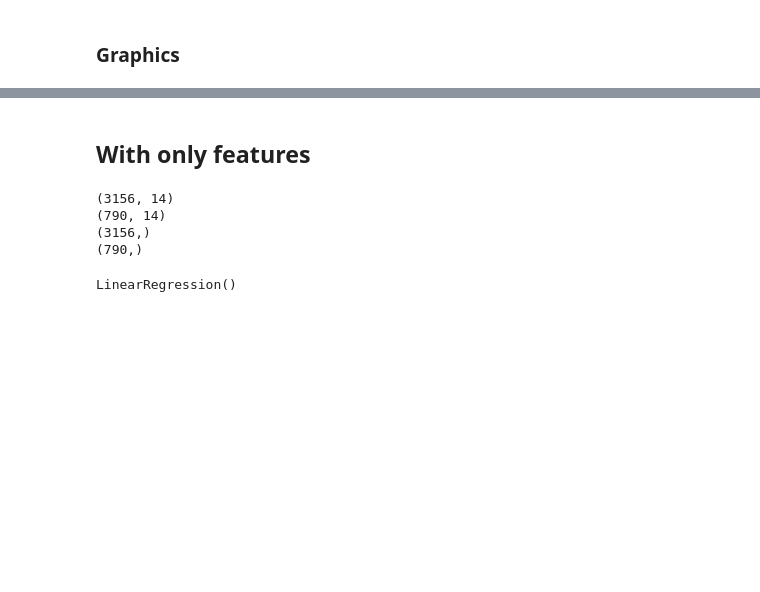
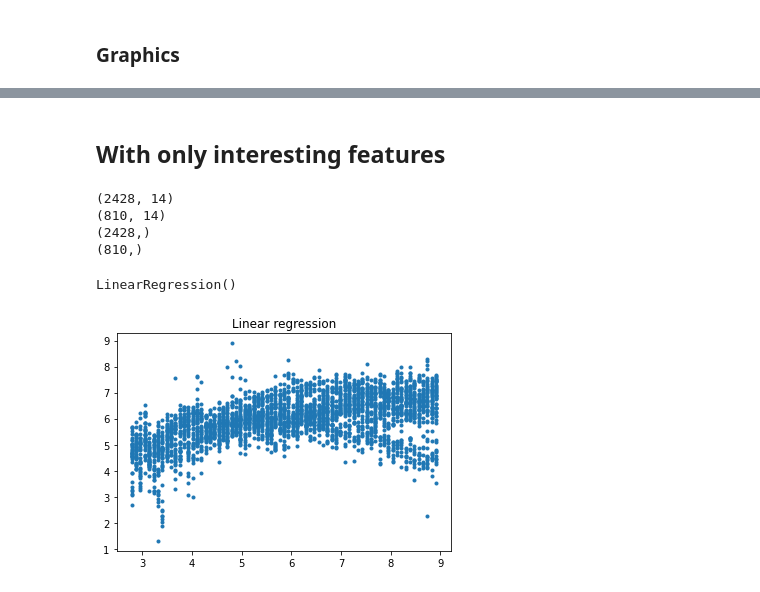
Before and after one commit to maylin007/PIP-G2, a Jupyter notebook: g2_machine_learning_linear_regression_Salome.ipynb, the cells around one changed output, grey strips where cells are left out. Drawn from its saved outputs; the diff is of its cells as text; code cells hidden in the pictures; blank space fills up the shorter version.

```diff
--- a/g2_machine_learning_linear_regression_Salome.ipynb
+++ b/g2_machine_learning_linear_regression_Salome.ipynb
@@ -163,22 +163,22 @@ plt.show()
 # %% [markdown]
-## With only features
+## With only interesting features
 # %%
-X = data[['nlos_indicator', 't1', 't2', 't3', 't4', 'skew', 'tof', 'tof_skew', 'loc_target_x', 'loc_target_y', 'rssi_request', 'rssi_ack', 'rssi_data', 'rssi_mean']]
-y = data.loc_initiator_y
+X = data_lr[['nlos_indicator', 't1', 't2', 't3', 't4', 'skew', 'tof', 'tof_skew', 'loc_target_x', 'loc_target_y', 'rssi_request', 'rssi_ack', 'rssi_data', 'rssi_mean']]
+Y = data_lr.loc_initiator_y
 
 # train base and test base
 from sklearn.model_selection import train_test_split
 
-X_train, X_test, y_train, y_test = train_test_split(X, y, test_size = 0.2, random_state=5)
+X_train, X_test, Y_train, Y_test = train_test_split(X, Y, test_size = 0.25, random_state=5)
 print(X_train.shape)
 print(X_test.shape)
-print(y_train.shape)
-print(y_test.shape)
+print(Y_train.shape)
+print(Y_test.shape)
 # %% [output]
-(3156, 14)
-(790, 14)
-(3156,)
-(790,)
+(2428, 14)
+(810, 14)
+(2428,)
+(810,)
 # %%
 # model training
 from sklearn.linear_model import LinearRegression
@@ -189,5 +189,11 @@ linear_model.fit(X_train, y_train)
 # %% [output]
 LinearRegression()
+# %%
+plt.plot(Y, linear_model.predict(X),'.')
+plt.title("Linear regression")
+plt.show()
+# %% [output]
+[figure, added]
 # %%
 # Evaluation of the training set
 from sklearn.metrics import r2_score
```
Also changed, not shown: parts of 22 cells of this notebook.
